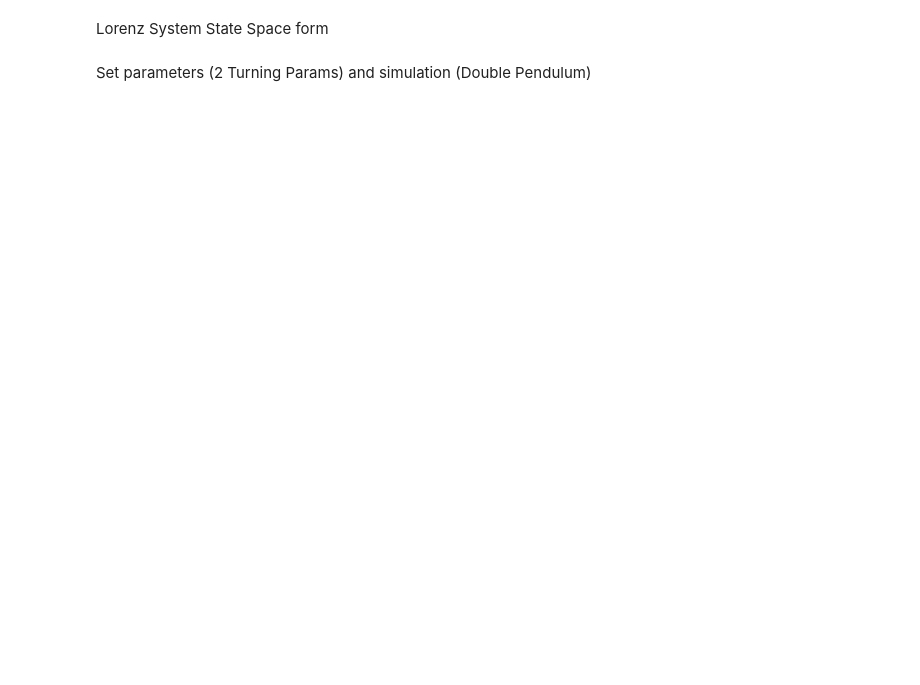
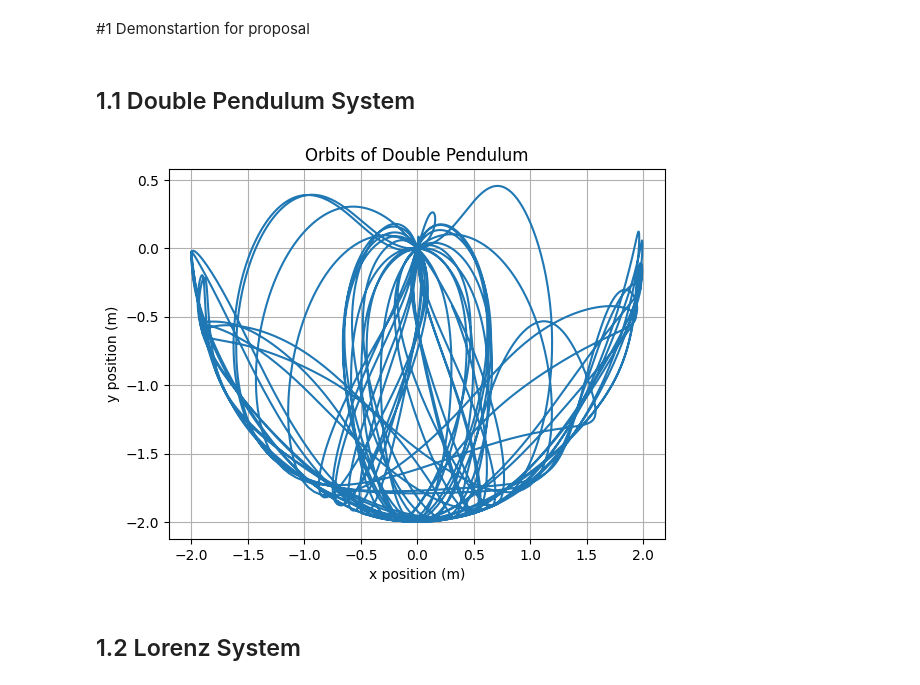
Before and after one commit to Rhyme0730/ML-on-predicting-chaotic-systems, a Jupyter notebook: ML_on_Predicting_chaotic_behavior.ipynb, the cells around one changed output. Drawn from its saved outputs; the diff is of its cells as text; code cells hidden in the pictures; blank space fills up the shorter version.

```diff
--- a/ML_on_Predicting_chaotic_behavior.ipynb
+++ b/ML_on_Predicting_chaotic_behavior.ipynb
@@ -10 +3,5 @@ Double Pendulum System State space form
+# %% [markdown]
+#1 Demonstartion for proposal
+# %% [markdown]
+## 1.1 Double Pendulum System
 # %%
@@ -32,8 +34,48 @@ def double_Pendulum(state, t):
                (M1 + M2) * G * sin(state[2])) / den2
     dydx = dydx
     return dydx
-# %% [markdown]
-Lorenz System State Space form
+# %%
+# Double Pendulum
+G = 9.81  # acceleration due to gravity, in m/s^2
+L1 = 1.0  # length of pendulum 1 in m
+L2 = 1.0 # length of pendulum 2 in m
+M1 = 1.0  # mass of pendulum 1 in kg
+M2 = 1.0  # mass of pendulum 2 in kg
+
+# Time points to solve the system for
+dt = 0.01
+t = np.arange(0.0, 50.0, dt)  # Turn param 1: Time
+
+# Initial Conditions (Turn param 2)
+# th1 and th2 are the initial angles (degrees)
+# w10 and w20 are the initial angular velocities (degrees per second)
+th1 = -90.0
+th2 = 90.0
+w1 =  0.0
+w2 = 0.0
+state = np.radians([th1, w1, th2, w2])
+
+# integrate your ODE using scipy.integrate.
+y = integrate.odeint(double_Pendulum, state, t)
+
+# Pendulum 1 and Pendulum 2 position in Euclidean Coordinate
+P1 = np.dstack([L1 * sin(y[:, 0]), -L1 * cos(y[:, 0])]).squeeze()
+P2 = P1 + np.dstack([L2 * sin(y[:, 2]), -L2 * cos(y[:, 2])]).squeeze()
+
+
+plt.figure()
+# plt.plot(P1[:, 0], P1[:, 1], label='Pendulum 1')
+plt.plot(P2[:, 0], P2[:, 1])
+plt.title('Orbits of Double Pendulum')
+plt.xlabel('x position (m)')
+plt.ylabel('y position (m)')
+# plt.legend()
+plt.grid()
+plt.show()
+# %% [output]
+[figure, added]
+# %% [markdown]
+## 1.2 Lorenz System
 # %%
 def lorenz_system(state, t, sigma, beta, rho):
     x, y, z = state
@@ -41,5 +83,3 @@ def lorenz_system(state, t, sigma, beta, rho):
     dydt = x * (rho - z) - y
     dzdt = x * y - beta * z
     return [dxdt, dydt, dzdt]
-# %% [markdown]
-Set parameters (2 Turning Params) and simulation (Double Pendulum)
```
Also changed, not shown: parts of 25 cells of this notebook.
